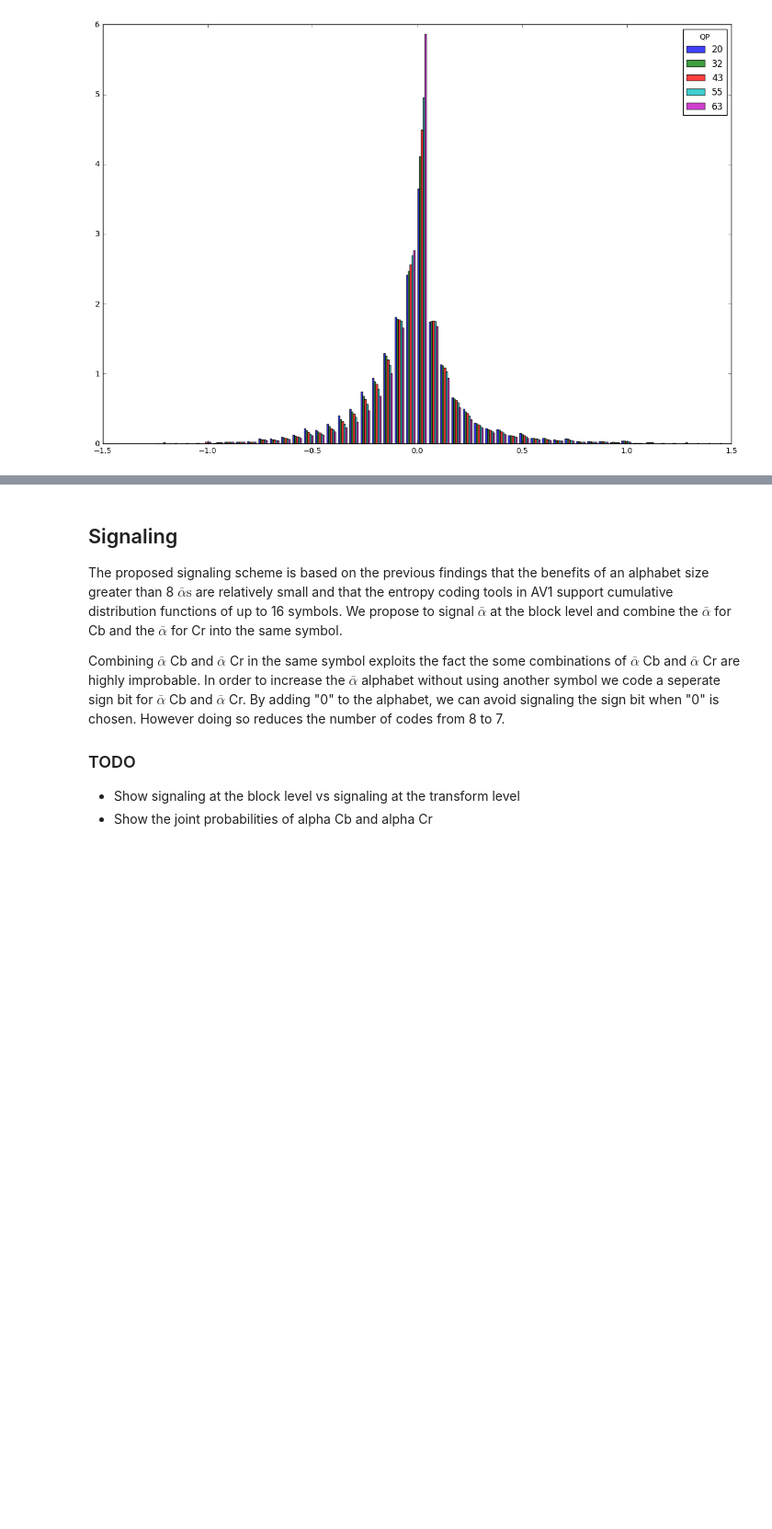
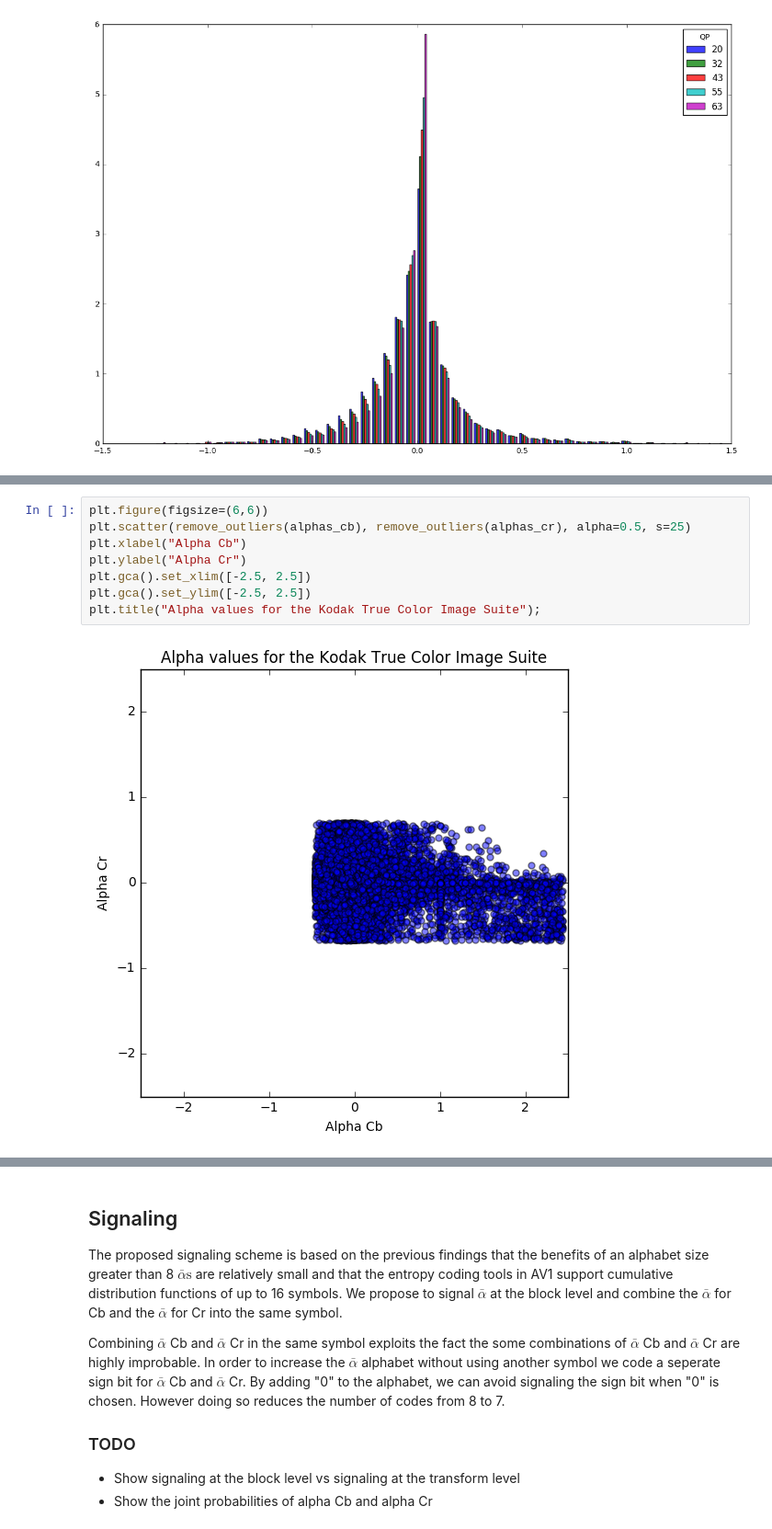
Before and after one commit to luctrudeau/VideoExperiments, a Jupyter notebook: cfl/gain/Chroma from Luma (CfL).ipynb, the cells around one changed output, grey strips where cells are left out. Shown at 92% size. Saved outputs shown, nothing was run; the diff lists cells and outputs as text; blank space fills up the shorter version.

```diff
--- a/cfl/gain/Chroma from Luma (CfL).ipynb
+++ b/cfl/gain/Chroma from Luma (CfL).ipynb
@@ -446,0 +498,10 @@ It is important to notice that using only an alphabet of 3 $\bar{\alpha}\text{s}
+# %%
+plt.figure(figsize=(6,6))
+plt.scatter(remove_outliers(alphas_cb), remove_outliers(alphas_cr), alpha=0.5, s=25)
+plt.xlabel("Alpha Cb")
+plt.ylabel("Alpha Cr")
+plt.gca().set_xlim([-2.5, 2.5])
+plt.gca().set_ylim([-2.5, 2.5])
+plt.title("Alpha values for the Kodak True Color Image Suite");
+# %% [output]
+[figure, added]
```
Also changed, not shown: parts of 24 cells of this notebook.
